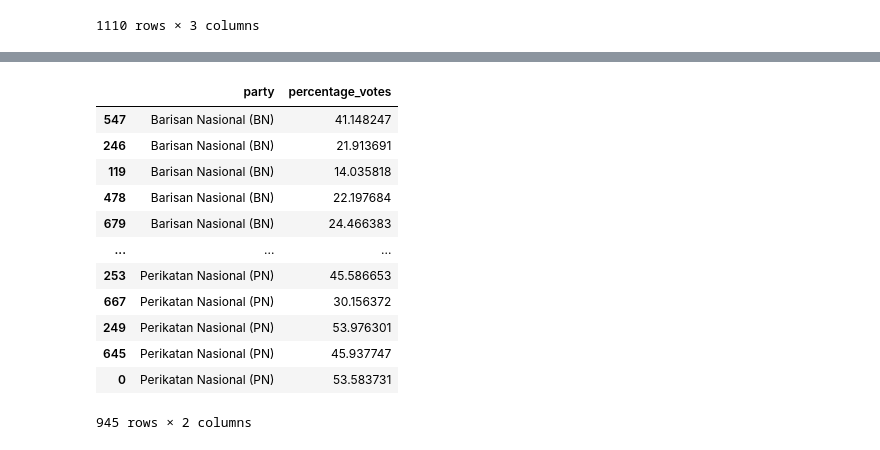
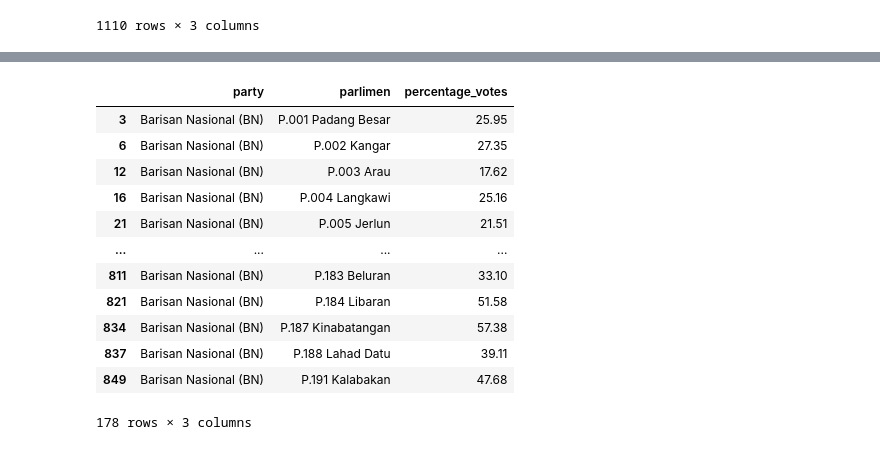
Before and after one commit to botsunny/FIT3179-Asgn-2, a Jupyter notebook: data/wrangling.ipynb, the cells around one changed output, grey strips where cells are left out. Saved outputs shown, nothing was run; the diff lists cells and outputs as text; code cells hidden in the pictures.

Commit message:
Updated wrangled_popular_votes.

```diff
--- a/data/wrangling.ipynb
+++ b/data/wrangling.ipynb
@@ -399,27 +399,13 @@ candidates['party'].replace('PARTI BUMI KENYALANG (PBK)', 'Parti Bumi Kenyalang
 candidates['party'].replace('PARTI SEDAR RAKYAT SARAWAK (SEDAR)', 'Parti Sedar Rakyat Sarawak (SEDAR)', inplace=True)
 candidates['party'].replace('PARTI SARAWAK BERSATU (PSB)', 'Parti Sarawak Bersatu (PSB)', inplace=True)
 candidates['party'].replace('PARTI BANSA DAYAK SARAWAK (PBDS)', 'Parti Bansa Dayak Sarawak (PBDS)', inplace=True)
-# %%
-candidates['total_votes'] = candidates.groupby('parlimen')['votes'].transform('sum')
-
-# Calculate the percentage of votes attained for each party
-candidates['percentage_votes'] = (candidates['votes'] / candidates['total_votes']) * 100
-
-# Drop the 'total_votes' column if you don't need it in the final DataFrame
-# df.drop(columns=['total_votes'], inplace=True)
-# %%
-candidates[['party', 'percentage_votes']].sort_values('party')
-# %% [output]
-|  | party | percentage_votes |
-| 547 | Barisan Nasional (BN) | 41.148247 |
-| 246 | Barisan Nasional (BN) | 21.913691 |
-| 119 | Barisan Nasional (BN) | 14.035818 |
-| 478 | Barisan Nasional (BN) | 22.197684 |
-| 679 | Barisan Nasional (BN) | 24.466383 |
-| ... | ... | ... |
-| 253 | Perikatan Nasional (PN) | 45.586653 |
-| 667 | Perikatan Nasional (PN) | 30.156372 |
-| 249 | Perikatan Nasional (PN) | 53.976301 |
-| 645 | Perikatan Nasional (PN) | 45.937747 |
-| 0 | Perikatan Nasional (PN) | 53.583731 |
-945 rows × 2 columns
+# %%
+candidates['total_votes'] = candidates.groupby('parlimen')['votes'].transform('sum')
+
+# Calculate the percentage of votes attained for each party
+candidates['percentage_votes'] = round((candidates['votes'] / candidates['total_votes']) * 100, 2)
+
+# Drop the 'total_votes' column if you don't need it in the final DataFrame
+# df.drop(columns=['total_votes'], inplace=True)
+# %%
+wrangled_popular_votes = candidates[['party', 'parlimen', 'percentage_votes']].sort_values(['party', 'parlimen'])
@@ -425,0 +414,16 @@ candidates[['party', 'percentage_votes']].sort_values('party')
+# %%
+wrangled_popular_votes[wrangled_popular_votes['party'] == 'Barisan Nasional (BN)']
+# %% [output]
+|  | party | parlimen | percentage_votes |
+| 3 | Barisan Nasional (BN) | P.001 Padang Besar | 25.95 |
+| 6 | Barisan Nasional (BN) | P.002 Kangar | 27.35 |
+| 12 | Barisan Nasional (BN) | P.003 Arau | 17.62 |
+| 16 | Barisan Nasional (BN) | P.004 Langkawi | 25.16 |
+| 21 | Barisan Nasional (BN) | P.005 Jerlun | 21.51 |
+| ... | ... | ... | ... |
+| 811 | Barisan Nasional (BN) | P.183 Beluran | 33.10 |
+| 821 | Barisan Nasional (BN) | P.184 Libaran | 51.58 |
+| 834 | Barisan Nasional (BN) | P.187 Kinabatangan | 57.38 |
+| 837 | Barisan Nasional (BN) | P.188 Lahad Datu | 39.11 |
+| 849 | Barisan Nasional (BN) | P.191 Kalabakan | 47.68 |
+178 rows × 3 columns
```
Also changed, not shown: parts of 3 cells of this notebook, 1 other file.
